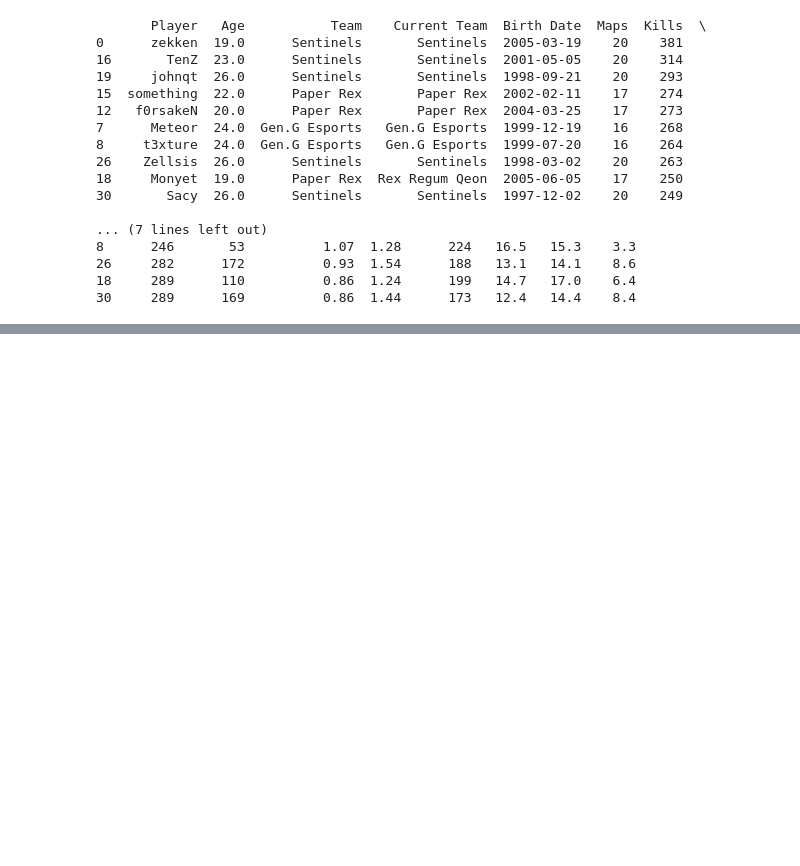
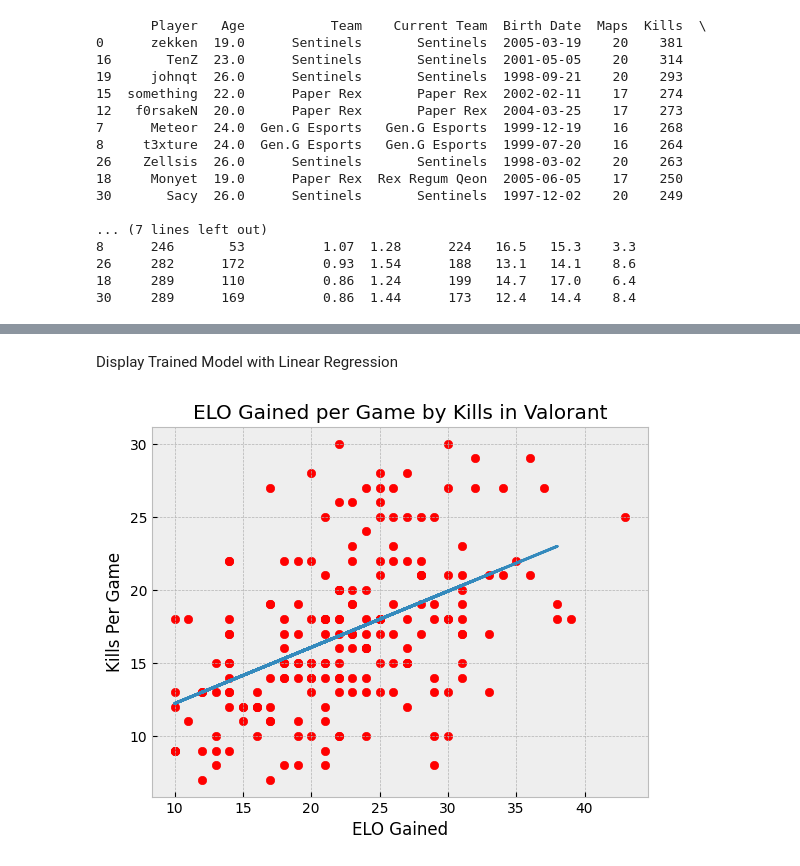
Before and after one commit to tanishka786/Valo-player-s-stats-analysis, a Jupyter notebook: ValoPlayer'sStats.ipynb, the cells around one changed output, grey strips where cells are left out. Cells and saved outputs as stored; diff of their text form; code cells hidden in the pictures; blank space fills up the shorter version.

```diff
--- a/ValoPlayer'sStats.ipynb
+++ b/ValoPlayer'sStats.ipynb
@@ -254,0 +342,11 @@ print(df_sorted.head(10))
+# %% [markdown]
+ Display Trained Model with Linear Regression
+# %%
+plt.scatter(X_train, y_train, color='red')
+plt.plot(X_test, y_predict)
+plt.xlabel('ELO Gained')
+plt.ylabel('Kills Per Game')
+plt.title('ELO Gained per Game by Kills in Valorant')
+plt.show()
+# %% [output]
+[figure, added]
```
Also changed, not shown: parts of 18 cells of this notebook, 3 other files.
